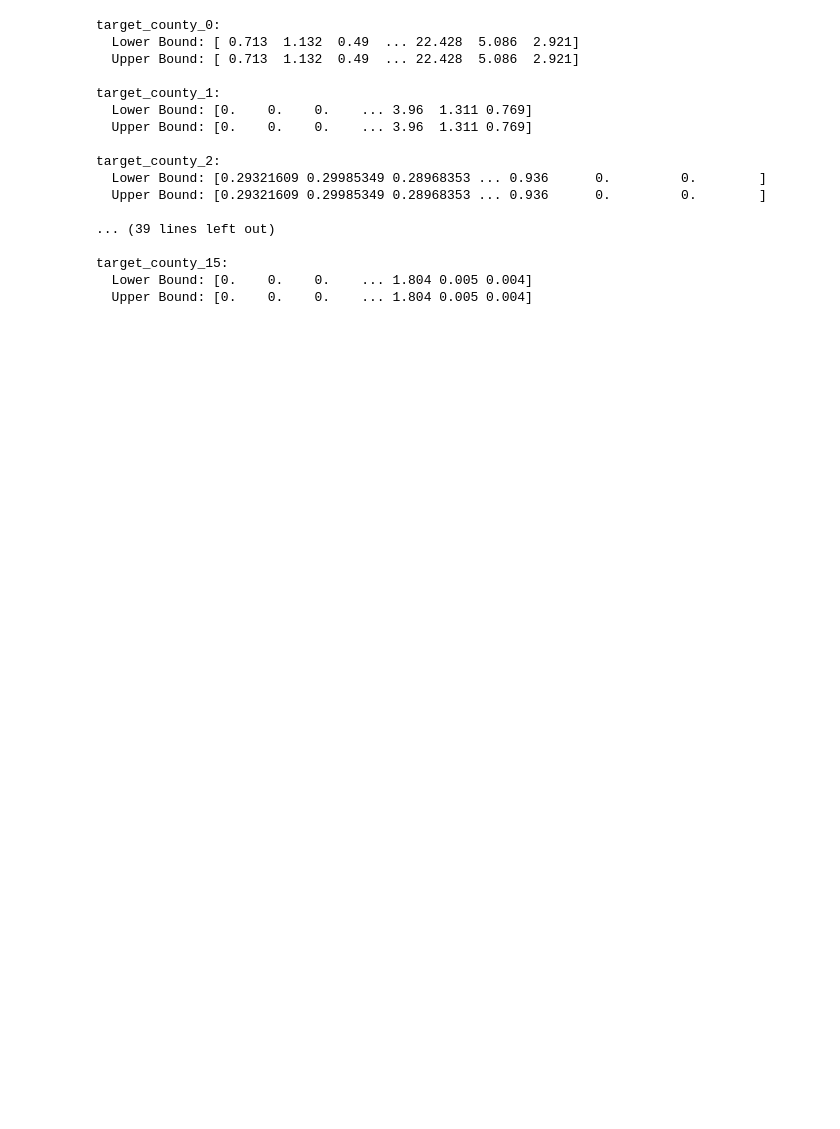
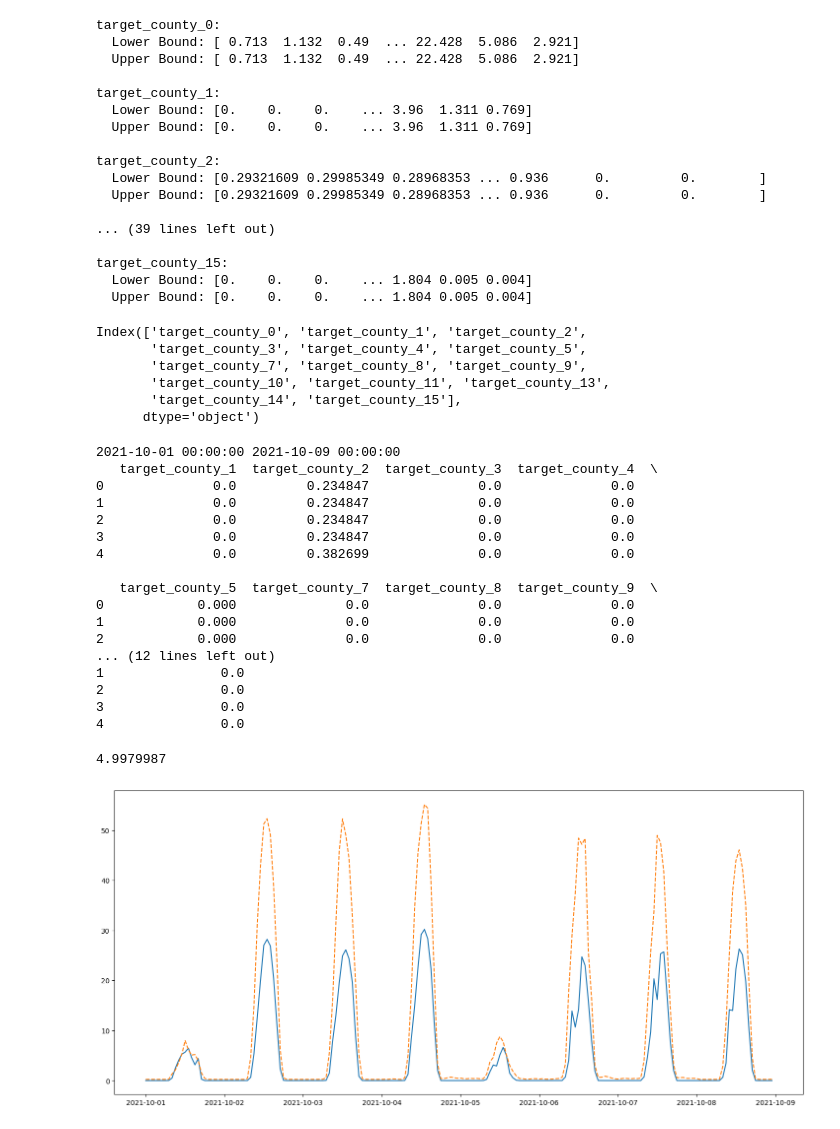
Before and after one commit to ababei/enefit, a Jupyter notebook: enefit-data-imputation.ipynb, the cells around one changed output. Saved outputs shown, nothing was run; the diff lists cells and outputs as text; code cells hidden in the pictures; blank space fills up the shorter version.

```diff
--- a/enefit-data-imputation.ipynb
+++ b/enefit-data-imputation.ipynb
@@ -106,3 +87,14 @@ data.head()
+# %%
+errors1 = []
+for i in range(100):
+    errors1.append(sts1.calculate_error(column_name, all_corr = True ))
+
+column_name = 'target_2_0_0_1'
+plt.hist(errors1, bins=20, color='skyblue', edgecolor='black')
+plt.title(f'Histogram of 100 random county-ranged imputations of {column_name}')
+plt.xlabel(column_name)
+plt.ylabel('Frequency')
+plt.show()
 # %%
 
 bool_mapping = {0: False, 1: True}
@@ -199,3 +217,66 @@ target_county_2:
 target_county_15:
   Lower Bound: [0.    0.    0.    ... 1.804 0.005 0.004]
   Upper Bound: [0.    0.    0.    ... 1.804 0.005 0.004]
+# %%
+def mae_error(range_start, range_end, column_name, data, scale = True): #chacks error in a given range by doing MICE imputation in a given column
+    start_date = data.index[range_start]; end_date = data.index[range_end];
+    print(start_date, end_date)
+    # replace some values by NaN
+    test_data=data.copy()
+    test_data.loc[start_date : end_date, column_name] = np.nan
+    #scaling
+    if scale == True:
+        ranges={column: data[column].nlargest(10).tolist()[0] for column in data.columns}
+        print(ranges)
+        for column in data.columns:
+            test_data[column] = np.where(test_data[column] > ranges[column], ranges[column], test_data[column])
+        test_data=test_data.div(ranges, axis=1)
+    # impute data
+    imputer = IterativeImputer()
+    imputed_data = pd.DataFrame(imputer.fit_transform(test_data), columns=test_data.columns)
+    print(imputed_data.head())
+    # rescale if necessary
+    if scale ==  True:
+        imputed_data= imputed_data.multiply(ranges, axis=1)
+        print(imputed_data.head())
+    # plot range
+    plt.figure(figsize=(18, 8))
+    plt.plot(data.index.to_list()[range_start:range_end], data[column_name].to_list()[range_start:range_end], label='Original')
+    plt.plot(data.index.to_list()[range_start:range_end], imputed_data[column_name].to_list()[range_start:range_end], label='Imputed data', linestyle='--')
+    # calculate error
+    return tf.keras.metrics.mean_absolute_error(data[column_name].to_list()[range_start:range_end], imputed_data[column_name].to_list()[range_start:range_end]).numpy()
+# %%
+data.columns
+# %% [output]
+Index(['target_county_0', 'target_county_1', 'target_county_2',
+       'target_county_3', 'target_county_4', 'target_county_5',
+       'target_county_7', 'target_county_8', 'target_county_9',
+       'target_county_10', 'target_county_11', 'target_county_13',
+       'target_county_14', 'target_county_15'],
+      dtype='object')
+# %%
+mae_error(24*30, 24*38, 'target_county_2', data[['target_county_1', 'target_county_2',
+       'target_county_3', 'target_county_4', 'target_county_5',
+       'target_county_7', 'target_county_8', 'target_county_9',
+       'target_county_10', 'target_county_11', 'target_county_13',
+       'target_county_14', 'target_county_15']], scale = False)
+# %% [output]
+2021-10-01 00:00:00 2021-10-09 00:00:00
+   target_county_1  target_county_2  target_county_3  target_county_4  \
+0              0.0         0.234847              0.0              0.0
+1              0.0         0.234847              0.0              0.0
+2              0.0         0.234847              0.0              0.0
+3              0.0         0.234847              0.0              0.0
+4              0.0         0.382699              0.0              0.0
+
+   target_county_5  target_county_7  target_county_8  target_county_9  \
+0            0.000              0.0              0.0              0.0
+1            0.000              0.0              0.0              0.0
+2            0.000              0.0              0.0              0.0
+... (12 lines left out)
+1               0.0
+2               0.0
+3               0.0
+4               0.0
+4.9979987
+[figure, added]
```
Also changed, not shown: parts of 21 cells of this notebook.
